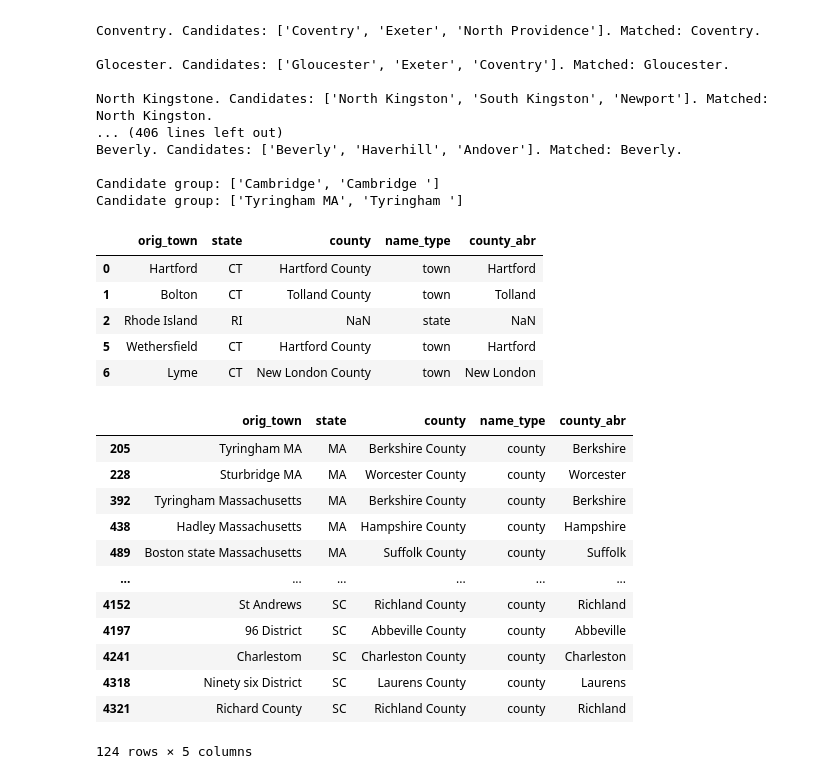
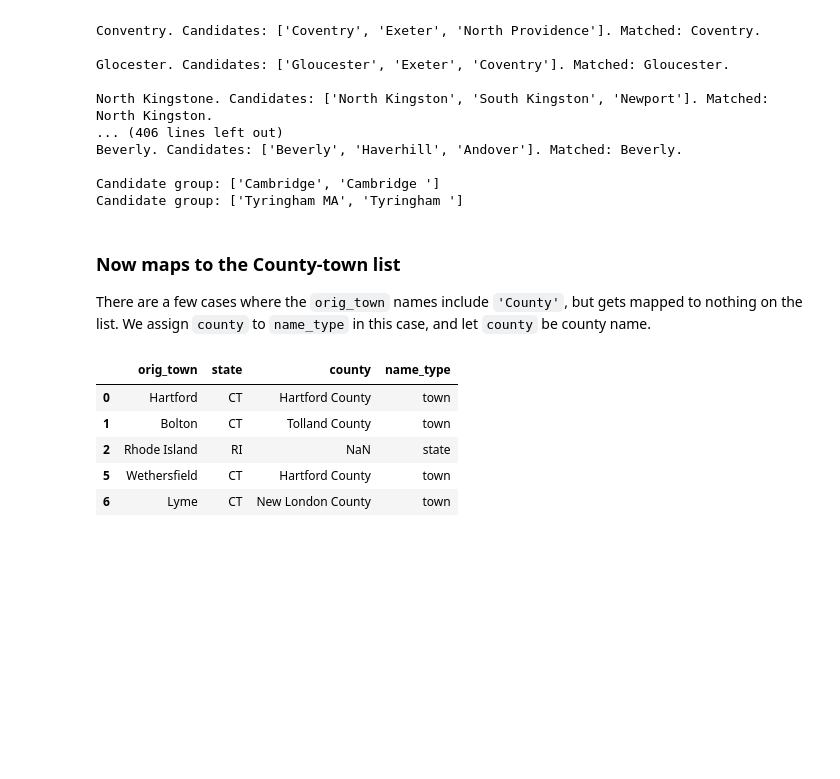
Before and after one commit to davidch2020/SPEOC-pt-1, a Jupyter notebook: S2022/Jiacheng's work/cleaning_town.ipynb, the cells around one changed output. Saved outputs shown, nothing was run; the diff lists cells and outputs as text; code cells hidden in the pictures; blank space fills up the shorter version.

Commit message:
created tables

```diff
--- a/S2022/Jiacheng's work/cleaning_town.ipynb
+++ b/S2022/Jiacheng's work/cleaning_town.ipynb
@@ -273,8 +274,8 @@ for state_code in state_list:
 
 
 # deal with some other special cases
-ASD_rest.loc[ASD_rest.town=='East Haddam', 'town'] == 'Haddam'
-CD_rest.loc[CD_rest.town=='East Haddam', 'town'] == 'Haddam'
+ASD_rest.loc[ASD_rest.town=='East Haddam', 'town'] = 'Haddam'
+CD_rest.loc[CD_rest.town=='East Haddam', 'town'] = 'Haddam'
 
 ASD_all.update(ASD_rest)
 CD_all.update(CD_rest)
@@ -296,37 +297,21 @@ Beverly. Candidates: ['Beverly', 'Haverhill', 'Andover']. Matched: Beverly.
 
 Candidate group: ['Cambridge', 'Cambridge ']
 Candidate group: ['Tyringham MA', 'Tyringham ']
+# %% [markdown]
+### Now maps to the County-town list
+
+There are a few cases where the `orig_town` names include `'County'`, but gets mapped to nothing on the list. We assign `county` to `name_type` in this case, and let `county` be county name.
 # %%
 ASD_no_NA = ASD_all[ASD_all['FLAG']!=1]
 CD_no_NA = CD_all[CD_all['FLAG']!=1]
 
 matchlist = pd.read_csv('countymapping.csv', index_col=0)
-
-# remove 'Count'
-matchlist['county_abr'] = matchlist['county'].apply(lambda x: x.replace('County', '').rstrip() if type(x)==str else x)
 matchlist = matchlist.rename({'town': 'orig_town'}, axis=1)
-
 matchlist.head()
 # %% [output]
-|  | orig_town | state | county | name_type | county_abr |
-| 0 | Hartford | CT | Hartford County | town | Hartford |
-| 1 | Bolton | CT | Tolland County | town | Tolland |
-| 2 | Rhode Island | RI | NaN | state | NaN |
-| 5 | Wethersfield | CT | Hartford County | town | Hartford |
-| 6 | Lyme | CT | New London County | town | New London |
+|  | orig_town | state | county | name_type |
+| 0 | Hartford | CT | Hartford County | town |
+| 1 | Bolton | CT | Tolland County | town |
+| 2 | Rhode Island | RI | NaN | state |
+| 5 | Wethersfield | CT | Hartford County | town |
+| 6 | Lyme | CT | New London County | town |
-# %%
-matchlist.query("name_type=='county'")
-# %% [output]
-|  | orig_town | state | county | name_type | county_abr |
-| 205 | Tyringham MA | MA | Berkshire County | county | Berkshire |
-| 228 | Sturbridge MA | MA | Worcester County | county | Worcester |
-| 392 | Tyringham Massachusetts | MA | Berkshire County | county | Berkshire |
-| 438 | Hadley Massachusetts | MA | Hampshire County | county | Hampshire |
-| 489 | Boston state Massachusetts | MA | Suffolk County | county | Suffolk |
-| ... | ... | ... | ... | ... | ... |
-| 4152 | St Andrews | SC | Richland County | county | Richland |
-| 4197 | 96 District | SC | Abbeville County | county | Abbeville |
-| 4241 | Charlestom | SC | Charleston County | county | Charleston |
-| 4318 | Ninety six District | SC | Laurens County | county | Laurens |
-| 4321 | Richard County | SC | Richland County | county | Richland |
-124 rows × 5 columns
```
Also changed, not shown: parts of 9 cells of this notebook, 3 other files.
